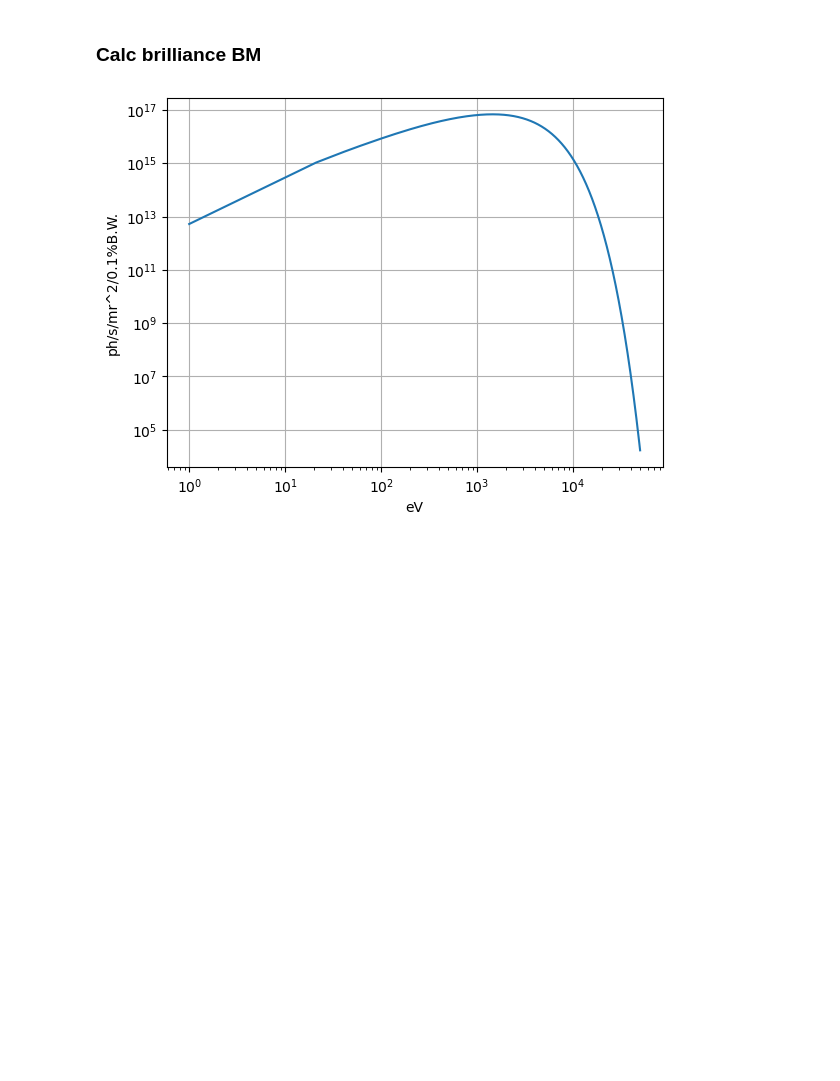
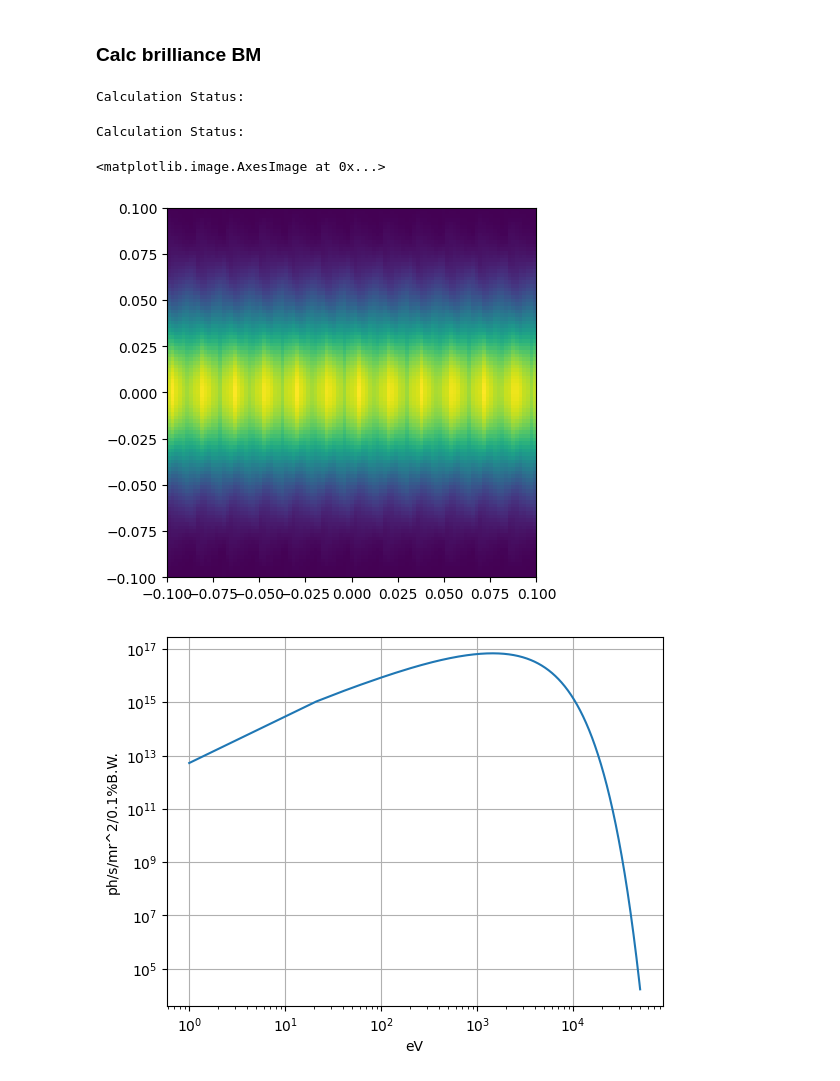
Before and after one commit to lnls-ids/spectrainterface, a Jupyter notebook: spectrainterface/tutorial_spectra_interface.ipynb, the cells around one changed output. Saved outputs shown, nothing was run; the diff lists cells and outputs as text; code cells hidden in the pictures; blank space fills up the shorter version.

```diff
--- a/spectrainterface/tutorial_spectra_interface.ipynb
+++ b/spectrainterface/tutorial_spectra_interface.ipynb
@@ -402,7 +359,7 @@ length = 1
 gamma = 3e3/0.511
 
 spectra = SpectraInterface()
-spectra.accelerator.set_low_beta_section()
+spectra.accelerator.set_extraction_point('low_beta')
 
 spectra.calc.source_type = spectra.calc.SourceType.bending_magnet
 spectra.calc.method = spectra.calc.CalcConfigs.Method.far_field
@@ -410,7 +367,7 @@ spectra.calc.indep_var = spectra.calc.CalcConfigs.Variable.energy
 spectra.calc.output_type = (
     spectra.calc.CalcConfigs.Output.flux_density
 )
-spectra.calc.slit_acceptance = 2
+spectra.calc.slit_acceptance = 0.2
 spectra.calc.by_peak = by_peak
 spectra.calc.length = length
 spectra.calc.distance_from_source = 20
@@ -421,6 +378,8 @@ spectra.calc.energy_range = [1, 50000]
 spectra.calc.energy_step = 20
 spectra.calc.set_config()
 spectra.calc.run_calculation()
+# %% [output]
+Calculation Status:
 # %%
 period = 18
 by_peak = 0.25
@@ -428,7 +387,7 @@ length = 1
 gamma = 3e3/0.511
 
 spectra = SpectraInterface()
-spectra.accelerator.set_low_beta_section()
+spectra.accelerator.set_extraction_point('low_beta')
 
 spectra.calc.source_type = spectra.calc.SourceType.bending_magnet
 spectra.calc.method = spectra.calc.CalcConfigs.Method.near_field
@@ -436,10 +395,9 @@ spectra.calc.indep_var = spectra.calc.CalcConfigs.Variable.mesh_xy
 spectra.calc.output_type = (
     spectra.calc.CalcConfigs.Output.flux_density
 )
-spectra.calc.slit_acceptance = 2
 spectra.calc.by_peak = by_peak
 spectra.calc.length = length
-spectra.calc.distance_from_source = 20
+spectra.calc.distance_from_source = 50
 spectra.accelerator.zero_emittance = True
 spectra.accelerator.zero_energy_spread = True
 spectra.calc.x_range = [-0.1, 0.1]
@@ -449,6 +407,17 @@ spectra.calc.y_nr_pts = 101
 spectra.calc.target_energy = 14525
 spectra.calc.set_config()
 spectra.calc.run_calculation()
+# %% [output]
+Calculation Status:
+# %%
+x = spectra.calc.x
+y = spectra.calc.y
+
+flux = spectra.calc.flux
+plt.imshow(flux, extent=[x[0], x[-1], y[0], y[-1]])
+# %% [output]
+<matplotlib.image.AxesImage at 0x...>
+[figure, added]
 # %%
 plt.yscale('log')
 plt.xscale('log')
```
Also changed, not shown: parts of 25 cells of this notebook, 8 other files.
